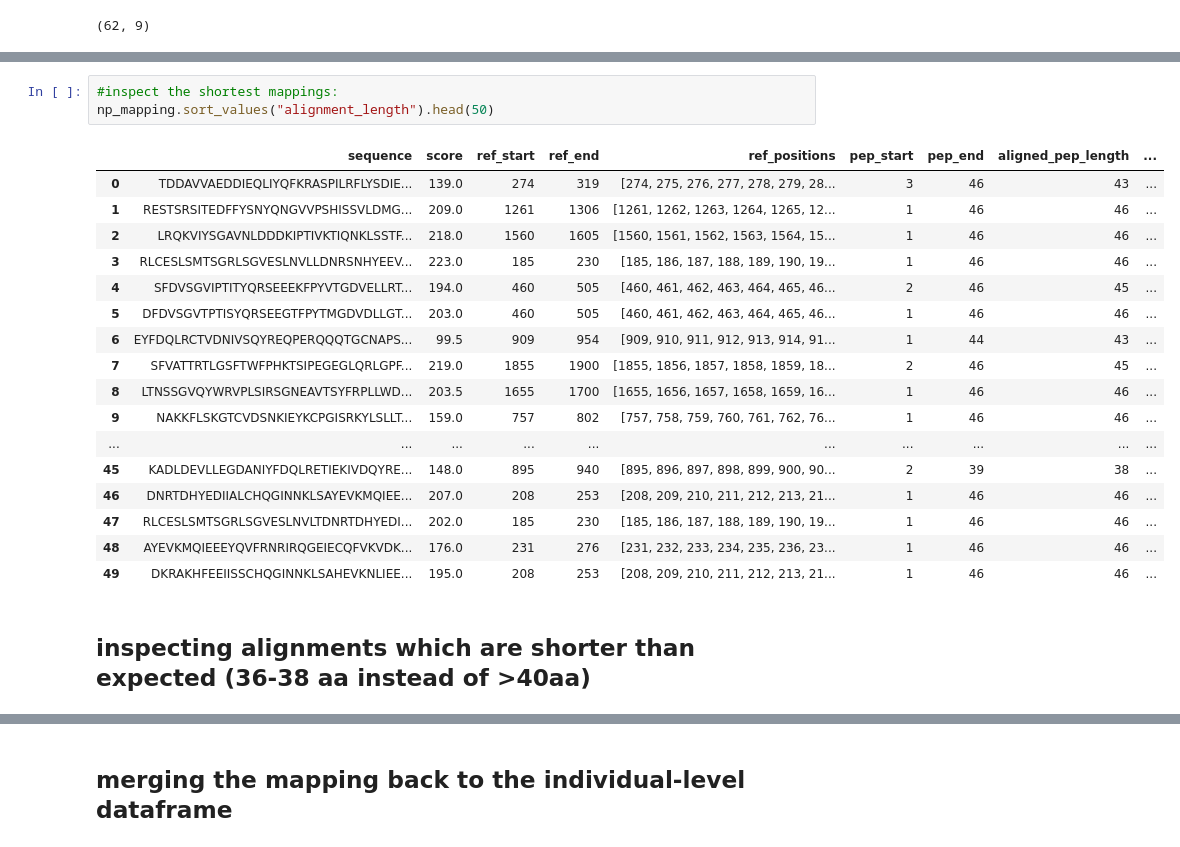
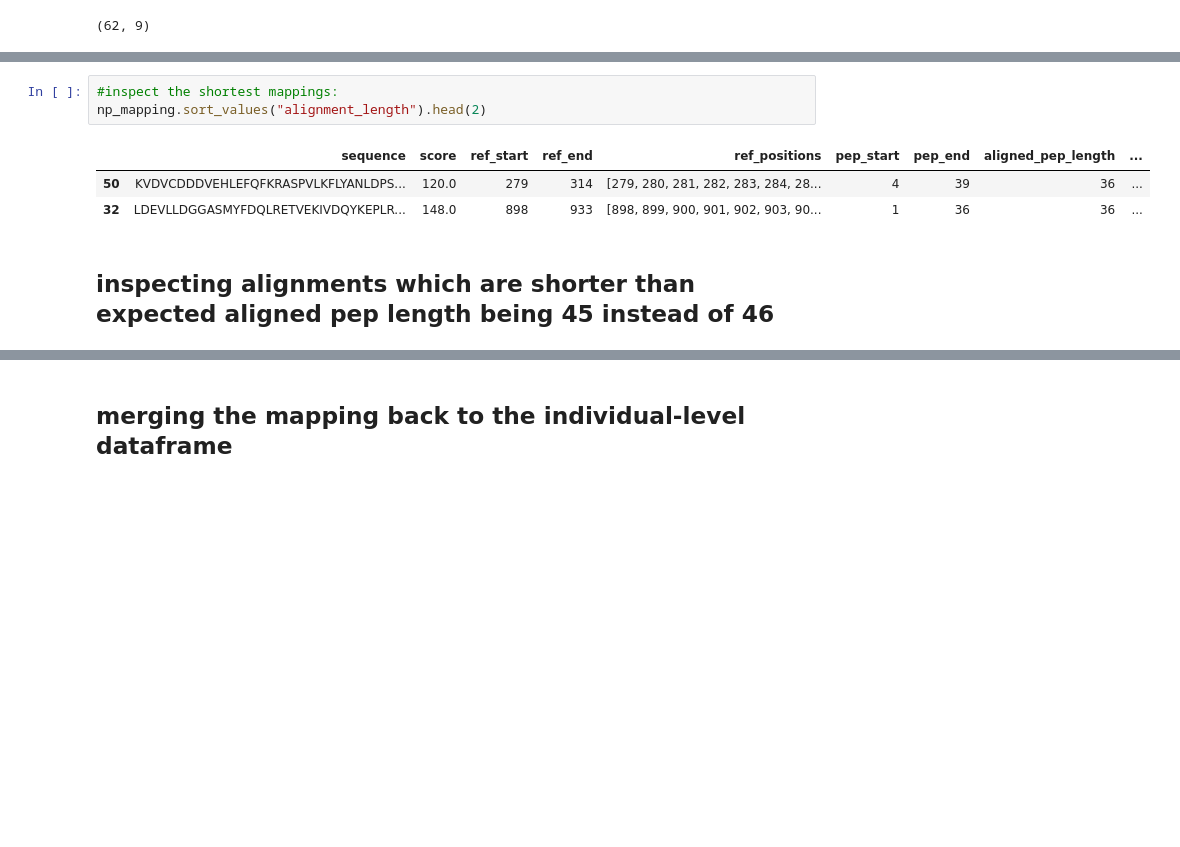
Before and after one commit to sporak577/lasv_phipseq_2026, a Jupyter notebook: draw_signal_to_LASV_polymerase.ipynb, the cells around one changed output, grey strips where cells are left out. Drawn from its saved outputs; the diff is of its cells as text; blank space fills up the shorter version.

```diff
--- a/draw_signal_to_LASV_polymerase.ipynb
+++ b/draw_signal_to_LASV_polymerase.ipynb
@@ -205,24 +175,10 @@ np_mapping.sort_values('aligned_pep_length').head(50)
 # %%
 #inspect the shortest mappings:
-np_mapping.sort_values("alignment_length").head(50)
+np_mapping.sort_values("alignment_length").head(2)
 # %% [output]
 |  | sequence | score | ref_start | ref_end | ref_positions | pep_start | pep_end | aligned_pep_length | ... |
-| 0 | TDDAVVAEDDIEQLIYQFKRASPILRFLYSDIE... | 139.0 | 274 | 319 | [274, 275, 276, 277, 278, 279, 28... | 3 | 46 | 43 | ... |
-| 1 | RESTSRSITEDFFYSNYQNGVVPSHISSVLDMG... | 209.0 | 1261 | 1306 | [1261, 1262, 1263, 1264, 1265, 12... | 1 | 46 | 46 | ... |
-| 2 | LRQKVIYSGAVNLDDDKIPTIVKTIQNKLSSTF... | 218.0 | 1560 | 1605 | [1560, 1561, 1562, 1563, 1564, 15... | 1 | 46 | 46 | ... |
-| 3 | RLCESLSMTSGRLSGVESLNVLLDNRSNHYEEV... | 223.0 | 185 | 230 | [185, 186, 187, 188, 189, 190, 19... | 1 | 46 | 46 | ... |
-| 4 | SFDVSGVIPTITYQRSEEEKFPYVTGDVELLRT... | 194.0 | 460 | 505 | [460, 461, 462, 463, 464, 465, 46... | 2 | 46 | 45 | ... |
-| 5 | DFDVSGVTPTISYQRSEEGTFPYTMGDVDLLGT... | 203.0 | 460 | 505 | [460, 461, 462, 463, 464, 465, 46... | 1 | 46 | 46 | ... |
-| 6 | EYFDQLRCTVDNIVSQYREQPERQQQTGCNAPS... | 99.5 | 909 | 954 | [909, 910, 911, 912, 913, 914, 91... | 1 | 44 | 43 | ... |
-| 7 | SFVATTRTLGSFTWFPHKTSIPEGEGLQRLGPF... | 219.0 | 1855 | 1900 | [1855, 1856, 1857, 1858, 1859, 18... | 2 | 46 | 45 | ... |
-| 8 | LTNSSGVQYWRVPLSIRSGNEAVTSYFRPLLWD... | 203.5 | 1655 | 1700 | [1655, 1656, 1657, 1658, 1659, 16... | 1 | 46 | 46 | ... |
-| 9 | NAKKFLSKGTCVDSNKIEYKCPGISRKYLSLLT... | 159.0 | 757 | 802 | [757, 758, 759, 760, 761, 762, 76... | 1 | 46 | 46 | ... |
-| ... | ... | ... | ... | ... | ... | ... | ... | ... | ... |
-| 45 | KADLDEVLLEGDANIYFDQLRETIEKIVDQYRE... | 148.0 | 895 | 940 | [895, 896, 897, 898, 899, 900, 90... | 2 | 39 | 38 | ... |
-| 46 | DNRTDHYEDIIALCHQGINNKLSAYEVKMQIEE... | 207.0 | 208 | 253 | [208, 209, 210, 211, 212, 213, 21... | 1 | 46 | 46 | ... |
-| 47 | RLCESLSMTSGRLSGVESLNVLTDNRTDHYEDI... | 202.0 | 185 | 230 | [185, 186, 187, 188, 189, 190, 19... | 1 | 46 | 46 | ... |
-| 48 | AYEVKMQIEEEYQVFRNRIRQGEIECQFVKVDK... | 176.0 | 231 | 276 | [231, 232, 233, 234, 235, 236, 23... | 1 | 46 | 46 | ... |
-| 49 | DKRAKHFEEIISSCHQGINNKLSAHEVKNLIEE... | 195.0 | 208 | 253 | [208, 209, 210, 211, 212, 213, 21... | 1 | 46 | 46 | ... |
+| 50 | KVDVCDDDVEHLEFQFKRASPVLKFLYANLDPS... | 120.0 | 279 | 314 | [279, 280, 281, 282, 283, 284, 28... | 4 | 39 | 36 | ... |
+| 32 | LDEVLLDGGASMYFDQLRETVEKIVDQYKEPLR... | 148.0 | 898 | 933 | [898, 899, 900, 901, 902, 903, 90... | 1 | 36 | 36 | ... |
 # %% [markdown]
-## inspecting alignments which are shorter than expected (36-38 aa instead of >40aa)
+## inspecting alignments which are shorter than expected aligned pep length being 45 instead of 46
 # %%
```
Also changed, not shown: parts of 8 cells of this notebook, 4 other files.
